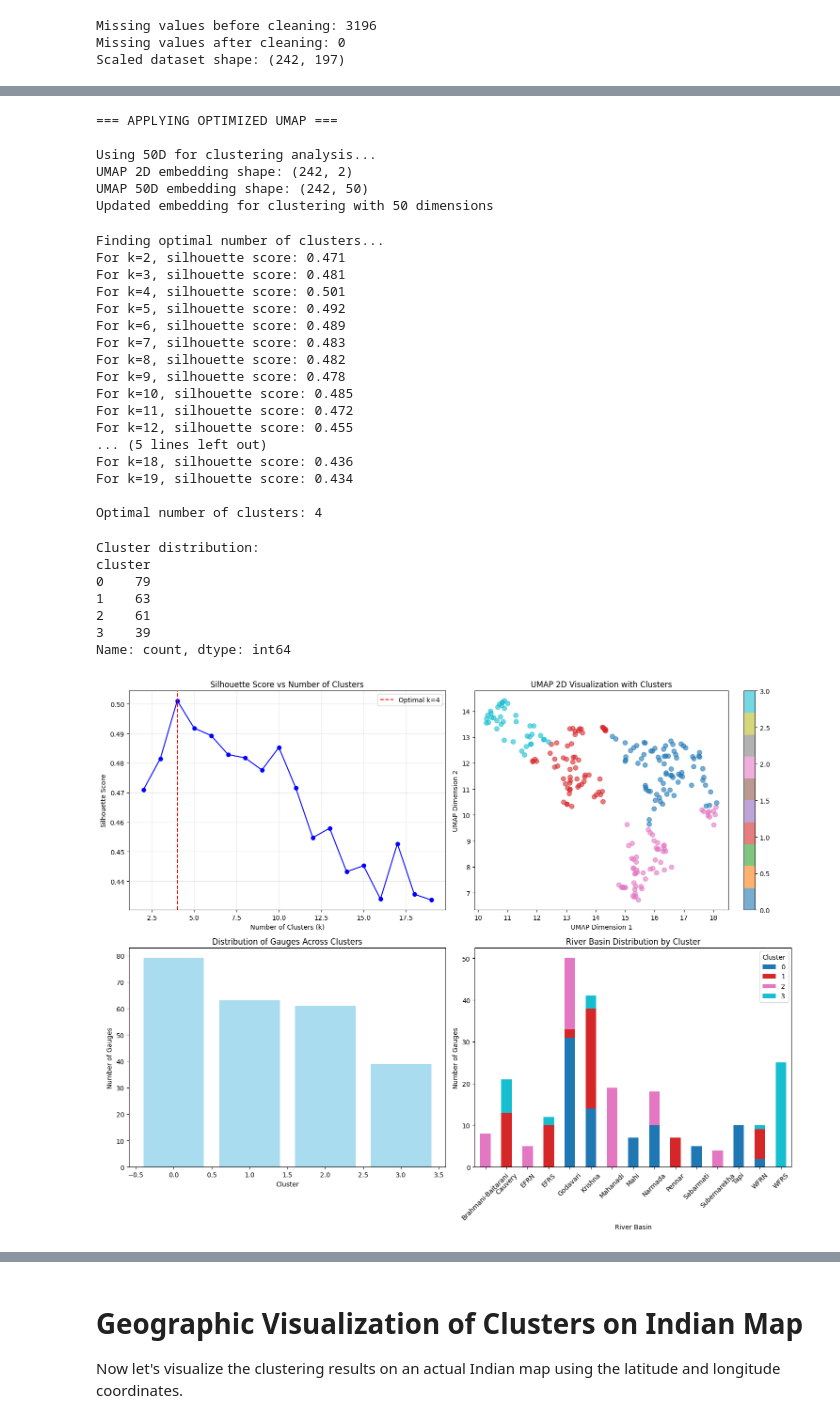
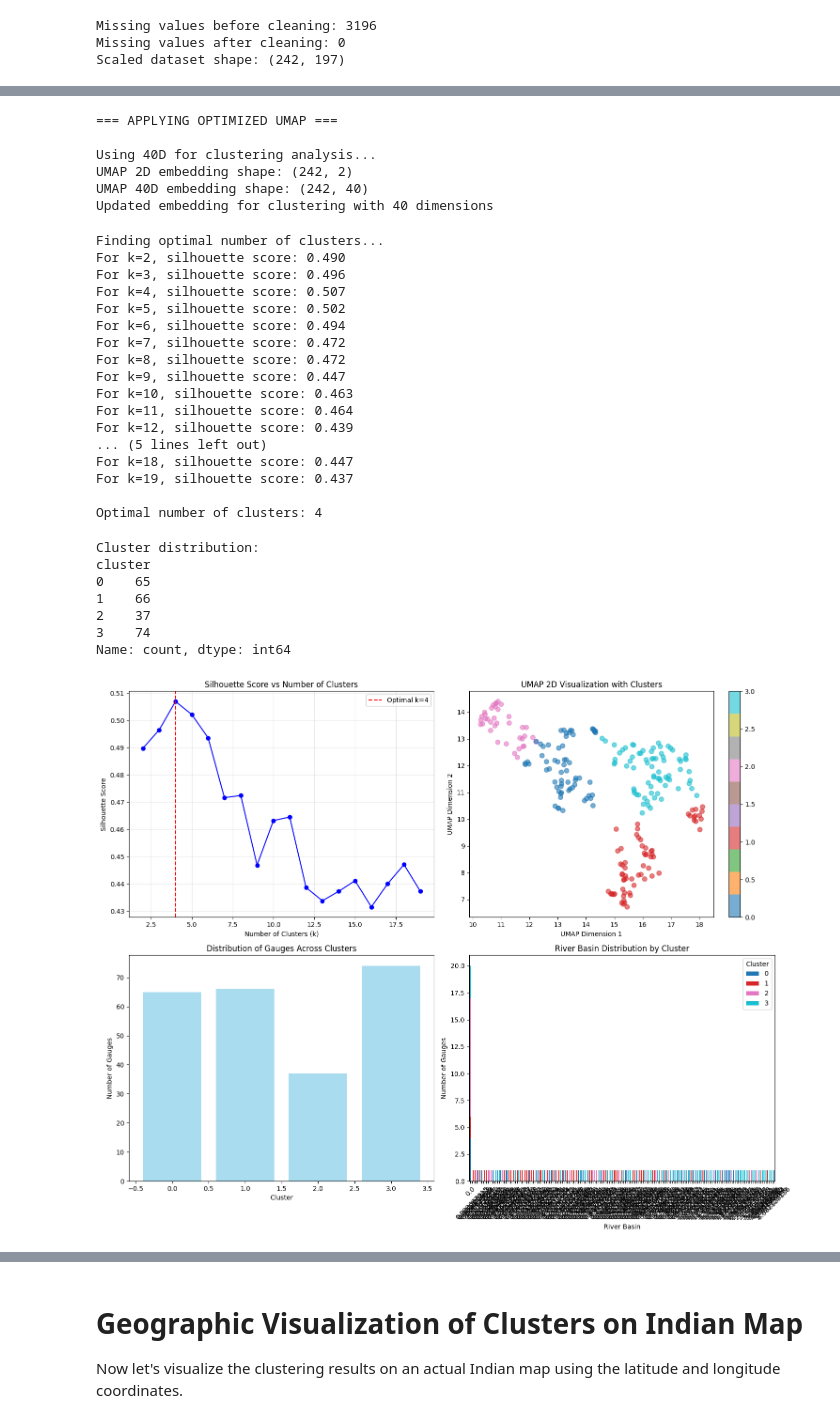
Before and after one commit to akshatshaw/baseflow_lstm, a Jupyter notebook: clustering.ipynb, the cells around one changed output, grey strips where cells are left out. Drawn from its saved outputs; the diff is of its cells as text; code cells hidden in the pictures.

```diff
--- a/clustering.ipynb
+++ b/clustering.ipynb
@@ -92,11 +93,11 @@ cumulative_variance = np.cumsum(pca_full.explained_variance_ratio_)
 
 print(f"PCA - Top 10 components explain: {cumulative_variance[9]:.3f} of variance")
 print(f"PCA - Top 25 components explain: {cumulative_variance[24]:.3f} of variance")
-print(f"PCA - Top 50 components explain: {cumulative_variance[49]:.3f} of variance")
+print(f"PCA - Top 40 components explain: {cumulative_variance[39]:.3f} of variance")
 print(f"PCA - 95% variance requires: {np.argmax(cumulative_variance >= 0.95) + 1} components")
 
 # Test different UMAP dimensions
-umap_dimensions = [2, 5, 10, 20, 30, 40, 50, 60, 80]
+umap_dimensions = [2, 5, 10, 20, 30, 40]
 umap_results = {}
 
 print(f"\nTesting UMAP with different dimensions:")
@@ -328,10 +330,10 @@ print(f"Updated embedding for clustering with {recommended_dim} dimensions")
 # %% [output]
 === APPLYING OPTIMIZED UMAP ===
 
-Using 50D for clustering analysis...
+Using 40D for clustering analysis...
 UMAP 2D embedding shape: (242, 2)
-UMAP 50D embedding shape: (242, 50)
-Updated embedding for clustering with 50 dimensions
+UMAP 40D embedding shape: (242, 40)
+Updated embedding for clustering with 40 dimensions
 # %%
 # Determine optimal number of clusters using silhouette score
 silhouette_scores = []
@@ -350,20 +352,20 @@ optimal_k = k_range[np.argmax(silhouette_scores)]
 print(f"\nOptimal number of clusters: {optimal_k}")
 # %% [output]
 Finding optimal number of clusters...
-For k=2, silhouette score: 0.471
-For k=3, silhouette score: 0.481
-For k=4, silhouette score: 0.501
-For k=5, silhouette score: 0.492
-For k=6, silhouette score: 0.489
-For k=7, silhouette score: 0.483
-For k=8, silhouette score: 0.482
-For k=9, silhouette score: 0.478
-For k=10, silhouette score: 0.485
-For k=11, silhouette score: 0.472
-For k=12, silhouette score: 0.455
+For k=2, silhouette score: 0.490
+For k=3, silhouette score: 0.496
+For k=4, silhouette score: 0.507
+For k=5, silhouette score: 0.502
+For k=6, silhouette score: 0.494
+For k=7, silhouette score: 0.472
+For k=8, silhouette score: 0.472
+For k=9, silhouette score: 0.447
+For k=10, silhouette score: 0.463
+For k=11, silhouette score: 0.464
+For k=12, silhouette score: 0.439
 ... (5 lines left out)
-For k=18, silhouette score: 0.436
-For k=19, silhouette score: 0.434
+For k=18, silhouette score: 0.447
+For k=19, silhouette score: 0.437
 
 Optimal number of clusters: 4
 # %%
@@ -380,10 +382,10 @@ print(df_clustered['cluster'].value_counts().sort_index())
 # %% [output]
 Cluster distribution:
 cluster
-0    79
-1    63
-2    61
-3    39
+0    65
+1    66
+2    37
+3    74
 Name: count, dtype: int64
 # %%
 # Visualize the results
@@ -397,35 +399,35 @@ axes[0, 0].set_ylabel('Silhouette Score')
 axes[0, 0].set_title('Silhouette Score vs Number of Clusters')
 axes[0, 0].legend()
 axes[0, 0].grid(True, alpha=0.3)
 
 # Plot 2: UMAP 2D visualization with clusters
 scatter = axes[0, 1].scatter(umap_embedding_2d[:, 0], umap_embedding_2d[:, 1],
                             c=cluster_labels, cmap='tab10', alpha=0.6, s=50)
 axes[0, 1].set_xlabel('UMAP Dimension 1')
 axes[0, 1].set_ylabel('UMAP Dimension 2')
 axes[0, 1].set_title('UMAP 2D Visualization with Clusters')
 plt.colorbar(scatter, ax=axes[0, 1])
 
 # Plot 3: Cluster sizes
 cluster_counts = df_clustered['cluster'].value_counts().sort_index()
 axes[1, 0].bar(cluster_counts.index, cluster_counts.values, color='skyblue', alpha=0.7)
 axes[1, 0].set_xlabel('Cluster')
 axes[1, 0].set_ylabel('Number of Gauges')
 axes[1, 0].set_title('Distribution of Gauges Across Clusters')
 
 # Plot 4: River basin distribution by cluster
-basin_cluster = pd.crosstab(df_clustered['river_basin'], df_clustered['cluster'])
+basin_cluster = pd.crosstab(df_clustered['reservoir_index'], df_clustered['cluster'])
 basin_cluster.plot(kind='bar', stacked=True, ax=axes[1, 1], colormap='tab10')
 axes[1, 1].set_xlabel('River Basin')
 axes[1, 1].set_ylabel('Number of Gauges')
 axes[1, 1].set_title('River Basin Distribution by Cluster')
 axes[1, 1].tick_params(axis='x', rotation=45)
 axes[1, 1].legend(title='Cluster')
 
 plt.tight_layout()
 plt.show()
 # %% [output]
-[figure, old version]
+[figure, new version]
 # %%
 # Analyze cluster characteristics
 print("=== CLUSTER ANALYSIS ===\n")
```
Also changed, not shown: parts of 11 cells of this notebook, 11 other files.
